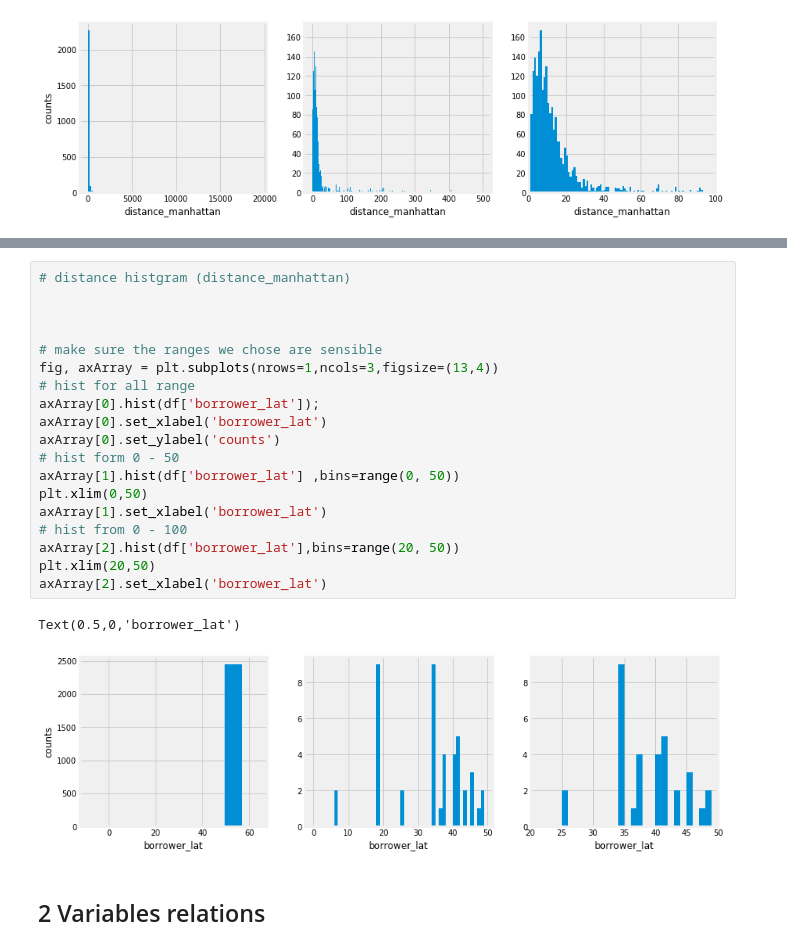
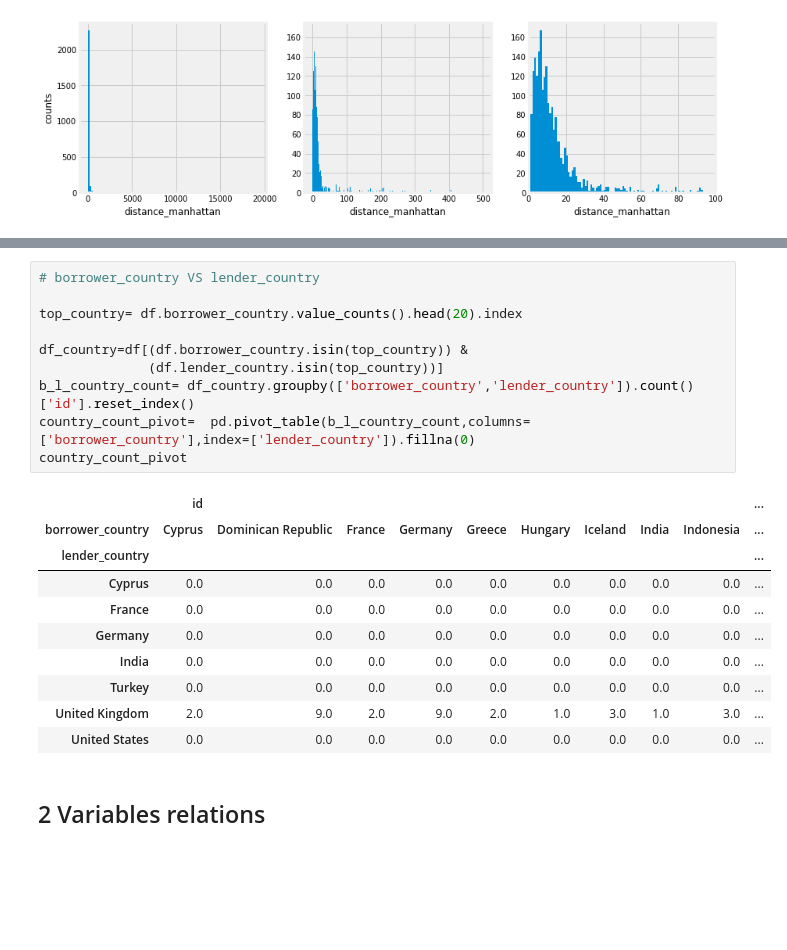
Before and after one commit to yennanliu/web_scraping, a Jupyter notebook: carandclassic/analysis/Rental_Location_EDA.ipynb, the cells around one changed output, grey strips where cells are left out. Saved outputs shown, nothing was run; the diff lists cells and outputs as text; blank space fills up the shorter version.

Commit message:
add top country

```diff
--- a/carandclassic/analysis/Rental_Location_EDA.ipynb
+++ b/carandclassic/analysis/Rental_Location_EDA.ipynb
@@ -176,25 +149,24 @@ df.head(3)
-# %%
-# distance histgram (distance_manhattan)
-
-
-
-# make sure the ranges we chose are sensible
-fig, axArray = plt.subplots(nrows=1,ncols=3,figsize=(13,4))
-# hist for all range
-axArray[0].hist(df['borrower_lat']);
-axArray[0].set_xlabel('borrower_lat')
-axArray[0].set_ylabel('counts')
-# hist form 0 - 50
-axArray[1].hist(df['borrower_lat'] ,bins=range(0, 50))
-plt.xlim(0,50)
-axArray[1].set_xlabel('borrower_lat')
-# hist from 0 - 100
-axArray[2].hist(df['borrower_lat'],bins=range(20, 50))
-plt.xlim(20,50)
-axArray[2].set_xlabel('borrower_lat')
-# %% [output]
-Text(0.5,0,'borrower_lat')
-[figure, removed]
+# %%
+# borrower_country VS lender_country
+
+top_country= df.borrower_country.value_counts().head(20).index
+
+df_country=df[(df.borrower_country.isin(top_country)) &
+              (df.lender_country.isin(top_country))]
+b_l_country_count= df_country.groupby(['borrower_country','lender_country']).count()['id'].reset_index()
+country_count_pivot=  pd.pivot_table(b_l_country_count,columns=['borrower_country'],index=['lender_country']).fillna(0)
+country_count_pivot
+# %% [output]
+|  | id |  |  |  |  |  |  |  |  | ... |
+| borrower_country | Cyprus | Dominican Republic | France | Germany | Greece | Hungary | Iceland | India | Indonesia | ... |
+| lender_country |  |  |  |  |  |  |  |  |  | ... |
+| Cyprus | 0.0 | 0.0 | 0.0 | 0.0 | 0.0 | 0.0 | 0.0 | 0.0 | 0.0 | ... |
+| France | 0.0 | 0.0 | 0.0 | 0.0 | 0.0 | 0.0 | 0.0 | 0.0 | 0.0 | ... |
+| Germany | 0.0 | 0.0 | 0.0 | 0.0 | 0.0 | 0.0 | 0.0 | 0.0 | 0.0 | ... |
+| India | 0.0 | 0.0 | 0.0 | 0.0 | 0.0 | 0.0 | 0.0 | 0.0 | 0.0 | ... |
+| Turkey | 0.0 | 0.0 | 0.0 | 0.0 | 0.0 | 0.0 | 0.0 | 0.0 | 0.0 | ... |
+| United Kingdom | 2.0 | 9.0 | 2.0 | 9.0 | 2.0 | 1.0 | 3.0 | 1.0 | 3.0 | ... |
+| United States | 0.0 | 0.0 | 0.0 | 0.0 | 0.0 | 0.0 | 0.0 | 0.0 | 0.0 | ... |
 # %% [markdown]
 ## 2 Variables relations
 # %% [markdown]
```
Also changed, not shown: parts of 2 cells of this notebook.
